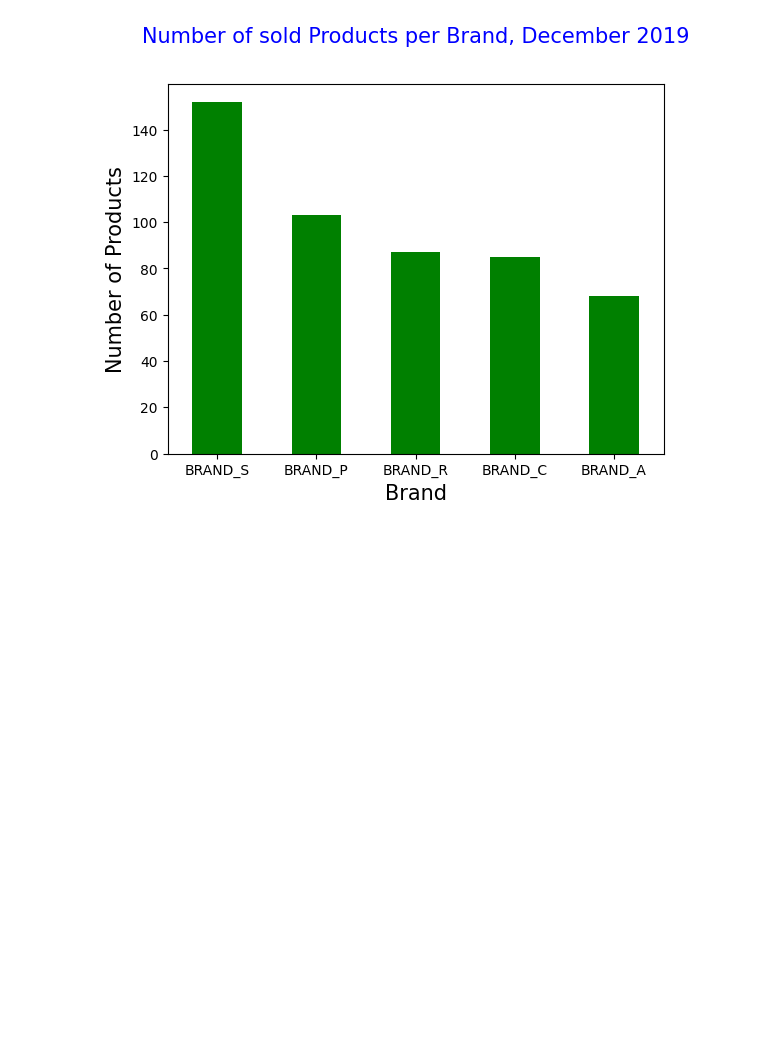
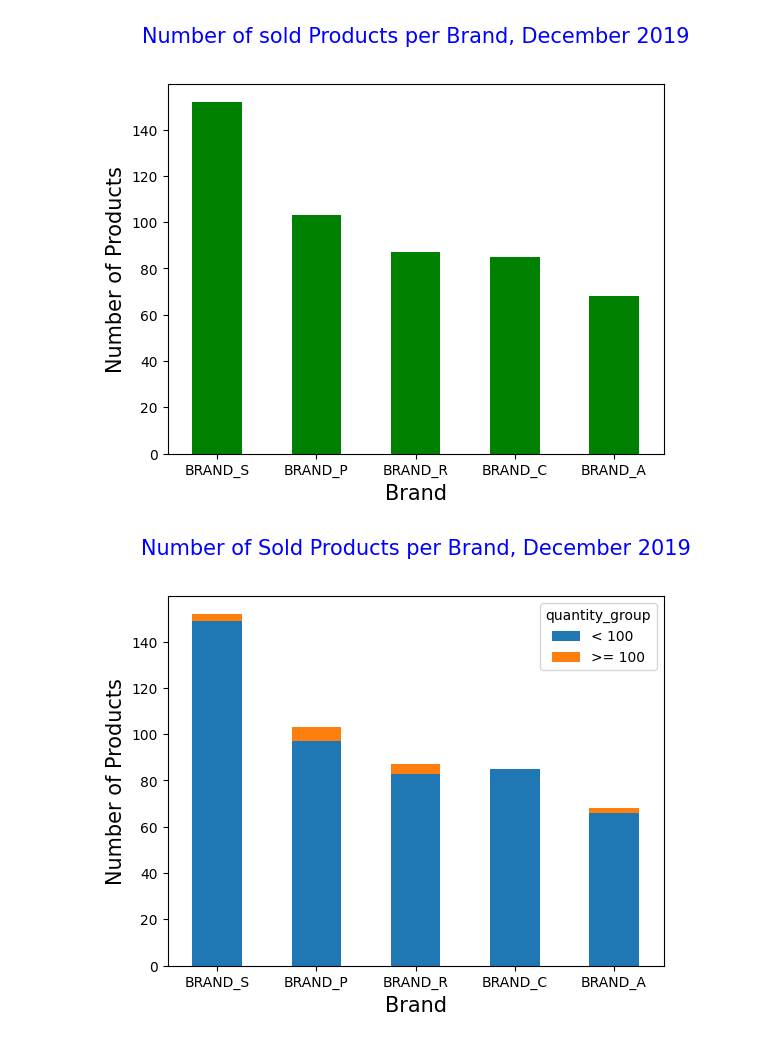
Before and after one commit to davinavc/Data-Analyst, a Jupyter notebook: Retail/Retail.ipynb, the cells around one changed output. Saved outputs shown, nothing was run; the diff lists cells and outputs as text; code cells hidden in the pictures; blank space fills up the shorter version.

```diff
--- a/Retail/Retail.ipynb
+++ b/Retail/Retail.ipynb
@@ -113,3 +109,25 @@ plt.xticks(rotation=0)
 plt.show()
 # %% [output]
 [figure]
+# %%
+# Using a stacked chart for a breakdown bar chart, between products sold >= 100 and < 100 in December 2019.
+#membuat dataframe baru, untuk agregat jumlah quantity terjual per product
+df_top5brand_dec_per_product = df_top5brand_dec.groupby(['brand','product_id'])['quantity'].sum().reset_index()
+# %%
+#beri kolom baru untuk menandai product yang terjual >= 100 dan <100
+df_top5brand_dec_per_product['quantity_group'] = df_top5brand_dec_per_product['quantity'].apply(lambda x: '>= 100' if x >=100 else '< 100')
+df_top5brand_dec_per_product.sort_values('quantity',ascending=False,inplace=True)
+# %%
+#membuat referensi pengurutan brand berdasarkan banyaknya semua product
+s_sort = df_top5brand_dec_per_product.groupby('brand')['product_id'].nunique().sort_values(ascending=False)
+# %%
+#plot stacked barchart
+df_top5brand_dec_per_product.groupby(['brand','quantity_group'])['product_id'].nunique().reindex(index=s_sort.index, level='brand').unstack().plot(kind='bar', stacked=True)
+plt.title('Number of Sold Products per Brand, December 2019',loc='center',pad=30, fontsize=15, color='blue')
+plt.xlabel('Brand', fontsize = 15)
+plt.ylabel('Number of Products',fontsize = 15)
+plt.ylim(ymin=0)
+plt.xticks(rotation=0)
+plt.show()
+# %% [output]
+[figure, added]
```
Also changed, not shown: parts of 5 cells of this notebook.
